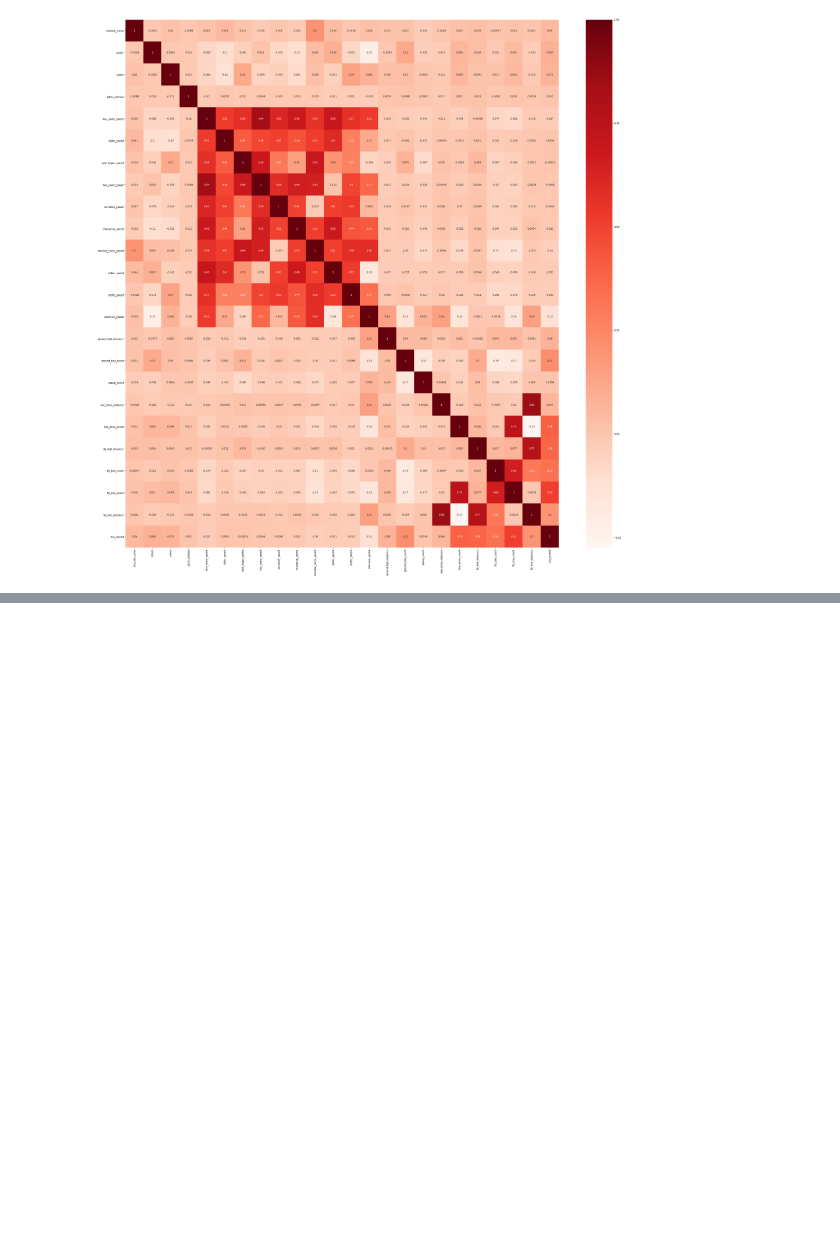
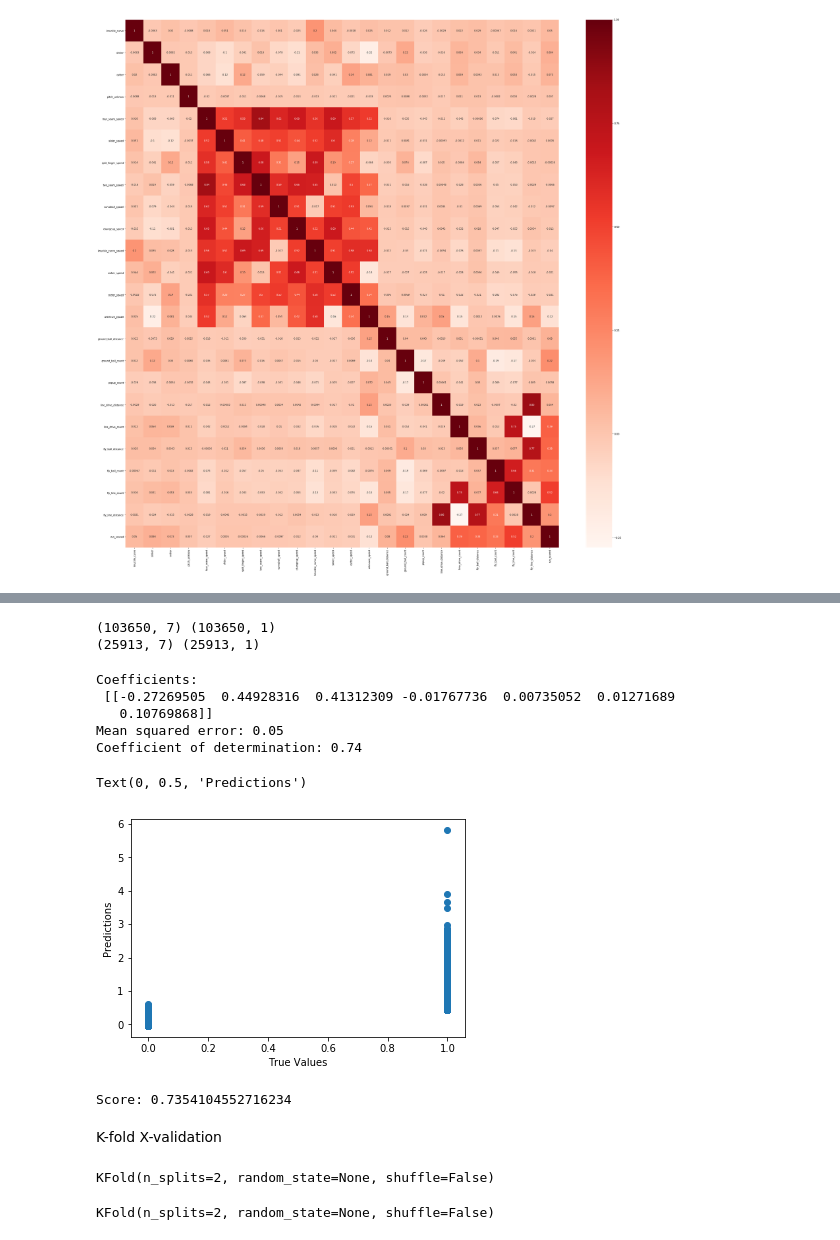
Before and after one commit to bbroeking/TREA, a Jupyter notebook: feature_selection/FeatureSelection.ipynb, the cells around one changed output, grey strips where cells are left out. Drawn from its saved outputs; the diff is of its cells as text; code cells hidden in the pictures; blank space fills up the shorter version.

Commit message:
linear model complete, ~72% accuracy; can we do better?

```diff
--- a/feature_selection/FeatureSelection.ipynb
+++ b/feature_selection/FeatureSelection.ipynb
@@ -46,0 +227,66 @@ plt.show()
+# %%
+from sklearn.model_selection import train_test_split
+
+# create training and testing vars
+X_train, X_test, y_train, y_test = train_test_split(X, y, test_size=0.2)
+print(X_train.shape, y_train.shape)
+print(X_test.shape, y_test.shape)
+# %% [output]
+(103650, 7) (103650, 1)
+(25913, 7) (25913, 1)
+# %%
+from sklearn import linear_model
+from sklearn.metrics import mean_squared_error, r2_score
+
+
+# Create linear regression object
+regr = linear_model.LinearRegression()
+
+# Train the model using the training sets
+regr.fit(X_train, y_train)
+
+# Make predictions using the testing set
+y_pred = regr.predict(X_test)
+
+# The coefficients
+print('Coefficients: \n', regr.coef_)
+# The mean squared error
+print('Mean squared error: %.2f'
+      % mean_squared_error(y_test, y_pred))
+# The coefficient of determination: 1 is perfect prediction
+print('Coefficient of determination: %.2f'
+      % r2_score(y_test, y_pred))
+# %% [output]
+Coefficients:
+ [[-0.27269505  0.44928316  0.41312309 -0.01767736  0.00735052  0.01271689
+   0.10769868]]
+Mean squared error: 0.05
+Coefficient of determination: 0.74
+# %%
+# fit a model
+lm = linear_model.LinearRegression()
+model = lm.fit(X_train, y_train)
+predictions = lm.predict(X_test)
+# %%
+## The line / model
+plt.scatter(y_test, predictions)
+plt.xlabel("True Values")
+plt.ylabel("Predictions")
+# %% [output]
+Text(0, 0.5, 'Predictions')
+[figure, added]
+# %%
+print("Score:", model.score(X_test, y_test))
+# %% [output]
+Score: 0.7354104552716234
+# %% [markdown]
+K-fold X-validation
+# %%
+from sklearn.model_selection import KFold # import KFold
+kf = KFold(n_splits=2) # Define the split - into 2 folds
+kf.get_n_splits(X) # returns the number of splitting iterations in the cross-validator
+print(kf)
+KFold(n_splits=2, random_state=None, shuffle=False)
+# %% [output]
+KFold(n_splits=2, random_state=None, shuffle=False)
+KFold(n_splits=2, random_state=None, shuffle=False)
```
Also changed, not shown: parts of 18 cells of this notebook, 1 other file.
